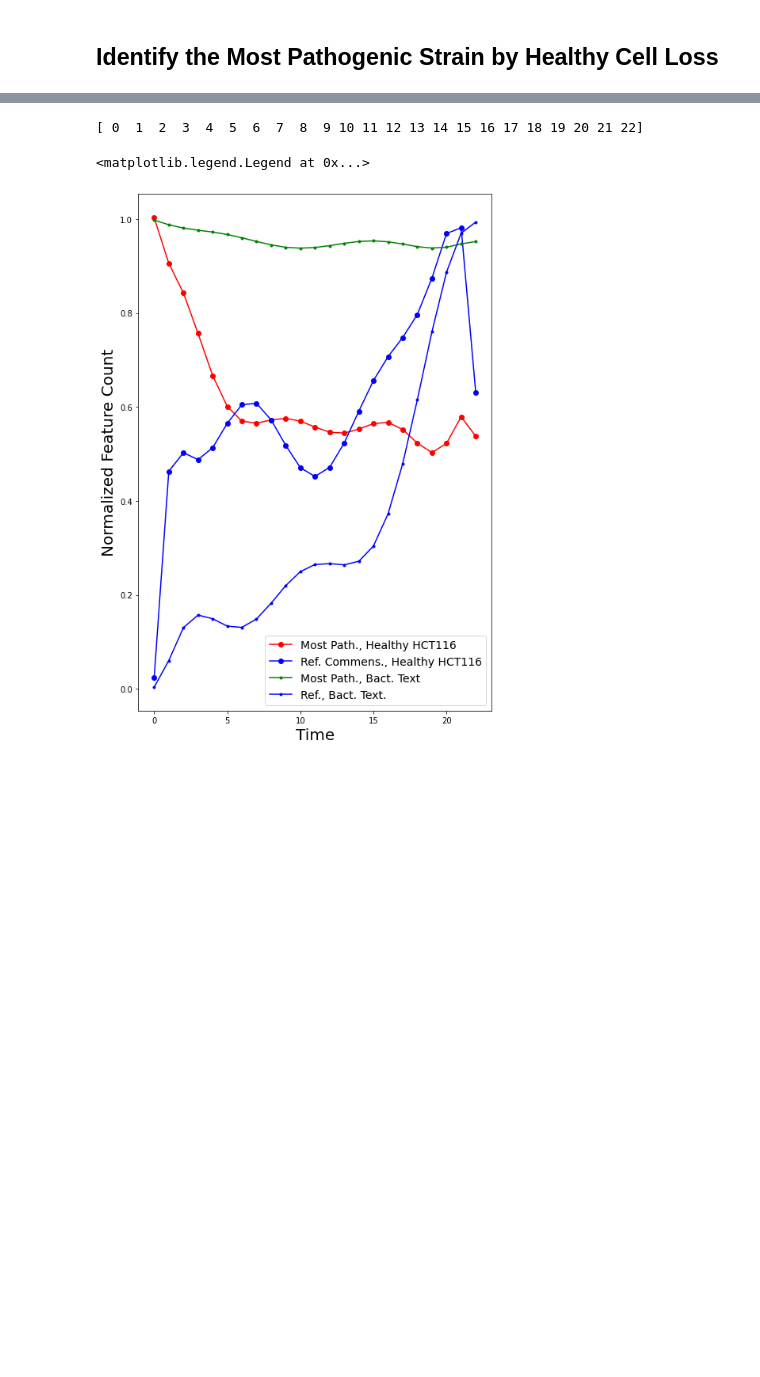
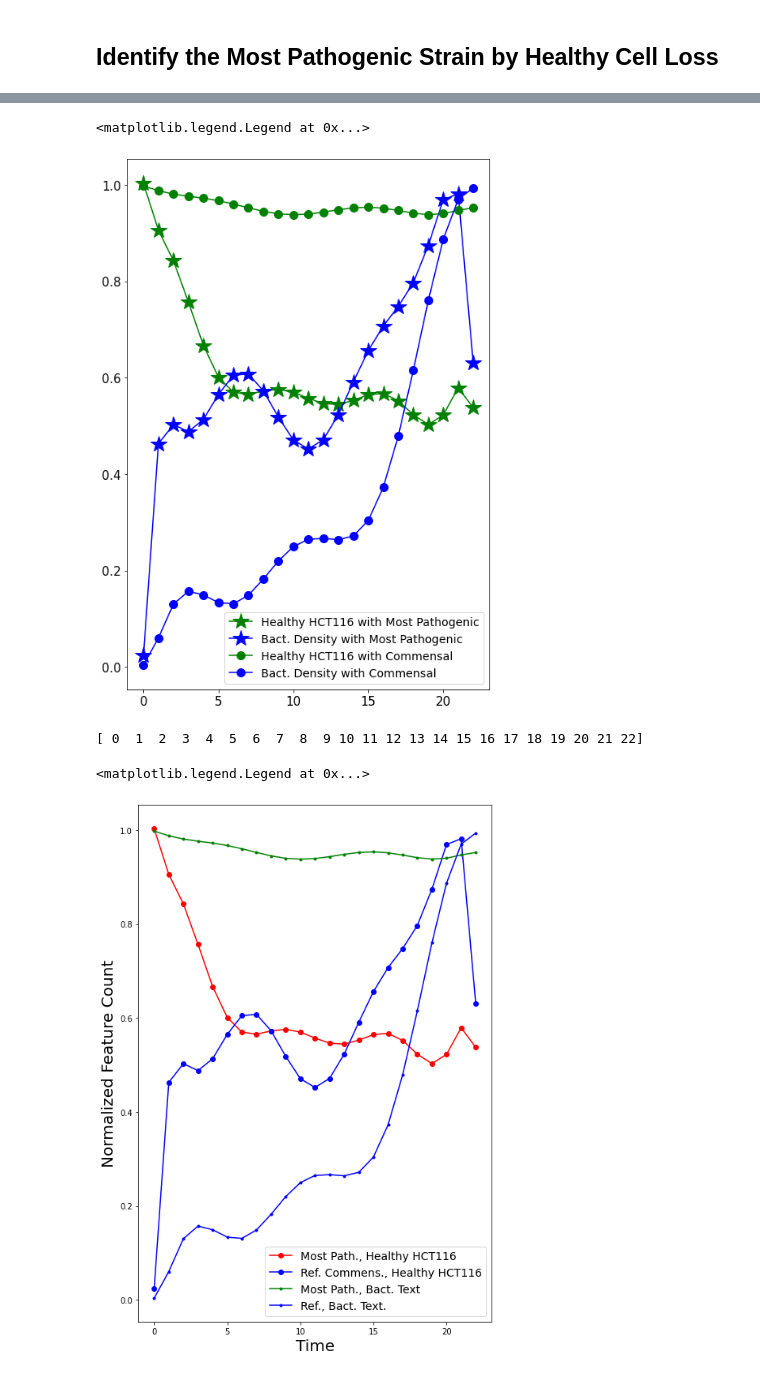
Before and after one commit to YeungRepo/FriendorFoe, a Jupyter notebook: Visualization/ClusterAnalysis_HCT116Curves.ipynb, the cells around one changed output, grey strips where cells are left out. Cells and saved outputs as stored; diff of their text form; code cells hidden in the pictures; blank space fills up the shorter version.

```diff
--- a/Visualization/ClusterAnalysis_HCT116Curves.ipynb
+++ b/Visualization/ClusterAnalysis_HCT116Curves.ipynb
@@ -111,3 +153,56 @@ for order_index in Ordered_Strain_Nums:
+# %%
+import numpy as np;
+import matplotlib.pyplot as plt;
+filter_traces = 1;
+
+All_Strain_Nums = list(Num_to_Curve_Dict.keys())
+All_Strain_Nums.sort();
+Most_Pathogenic_Strain = 1;  # An arbitrary choice to start with, we will optimize over all possible strains.
+Initial_Pathogenic_Strain = Most_Pathogenic_Strain;
+Discriminant_Kernel_Index = 0; # This is assuming we will classify based on the pathogenicity curve of 0 - healthy cell count, 1- unhealthy cell count, or 2- "bacterial patching"
+for Strain_Index in All_Strain_Nums:
+    if np.sum(Num_to_Curve_Dict[Most_Pathogenic_Strain][Discriminant_Kernel_Index]\
+              -Num_to_Curve_Dict[Strain_Index][Discriminant_Kernel_Index])>0:
+        Most_Pathogenic_Strain = Strain_Index;
+
+t = np.arange(0,len(Num_to_Curve_Dict[Most_Pathogenic_Strain][Discriminant_Kernel_Index]*.5),1)
+
+
+
+from scipy.signal import savgol_filter
+
+plt.figure(figsize=(8,12))
+
+Initial_Pathogenic_Strain = 1;
+if filter_traces:
+    This_Y = savgol_filter(Num_to_Curve_Dict[Most_Pathogenic_Strain][Discriminant_Kernel_Index], len(t), 9)
+    plt.plot(t,This_Y,'g*-',markersize=20)
+    This_Y = savgol_filter(Num_to_Curve_Dict[Most_Pathogenic_Strain][2], len(t), 9)
+    plt.plot(t,This_Y,'b*-',markersize=20)
+
+    This_Y = savgol_filter(Num_to_Curve_Dict[Initial_Pathogenic_Strain][Discriminant_Kernel_Index], len(t), 9)
+    plt.plot(t,This_Y,'g.-',markersize=20)
+    This_Y = savgol_filter(Num_to_Curve_Dict[Initial_Pathogenic_Strain][2], len(t), 9)
+    plt.plot(t,This_Y,'b.-',markersize=20)
+else:
+    This_Y = Num_to_Curve_Dict[Most_Pathogenic_Strain][Discriminant_Kernel_Index]
+    plt.plot(t,This_Y,'ro-',markersize=10)
+    This_Y = Num_to_Curve_Dict[Most_Pathogenic_Strain][0]
+    plt.plot(t,This_Y,'go-',markersize=10)
+
+    This_Y = Num_to_Curve_Dict[Initial_Pathogenic_Strain][Discriminant_Kernel_Index]
+    plt.plot(t,This_Y,'b.-',markersize=10)
+    This_Y = Num_to_Curve_Dict[Initial_Pathogenic_Strain][0]
+    plt.plot(t,This_Y,'k.-',markersize=10)
+
+#plt.xlabel('Time',size=20)
+#plt.ylabel('Normalized Feature Count',size=20)
+plt.xticks(fontsize=15)
+plt.yticks(fontsize=15)
+plt.legend(['Healthy HCT116 with Most Pathogenic' ,  'Bact. Density with Most Pathogenic','Healthy HCT116 with Commensal','Bact. Density with Commensal'],fontsize=14,loc='lower right')
+# %% [output]
+<matplotlib.legend.Legend at 0x...>
+[figure, added]
 # %%
 import numpy as np;
 import matplotlib.pyplot as plt;
```
Also changed, not shown: parts of 30 cells of this notebook, 1 other file.
